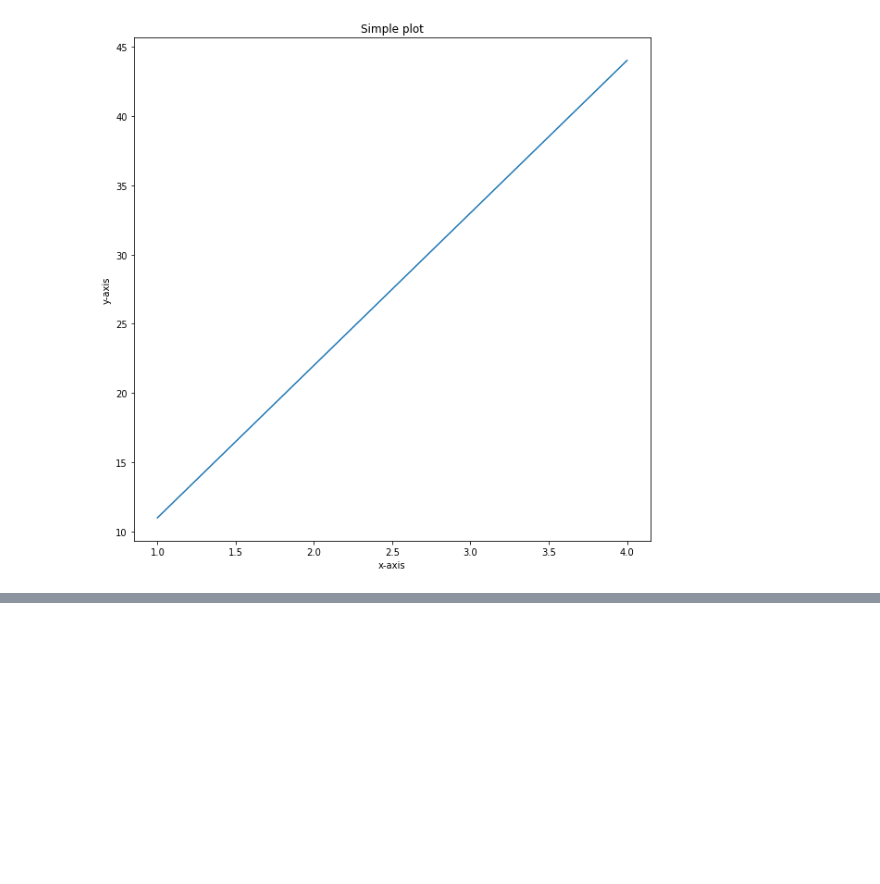
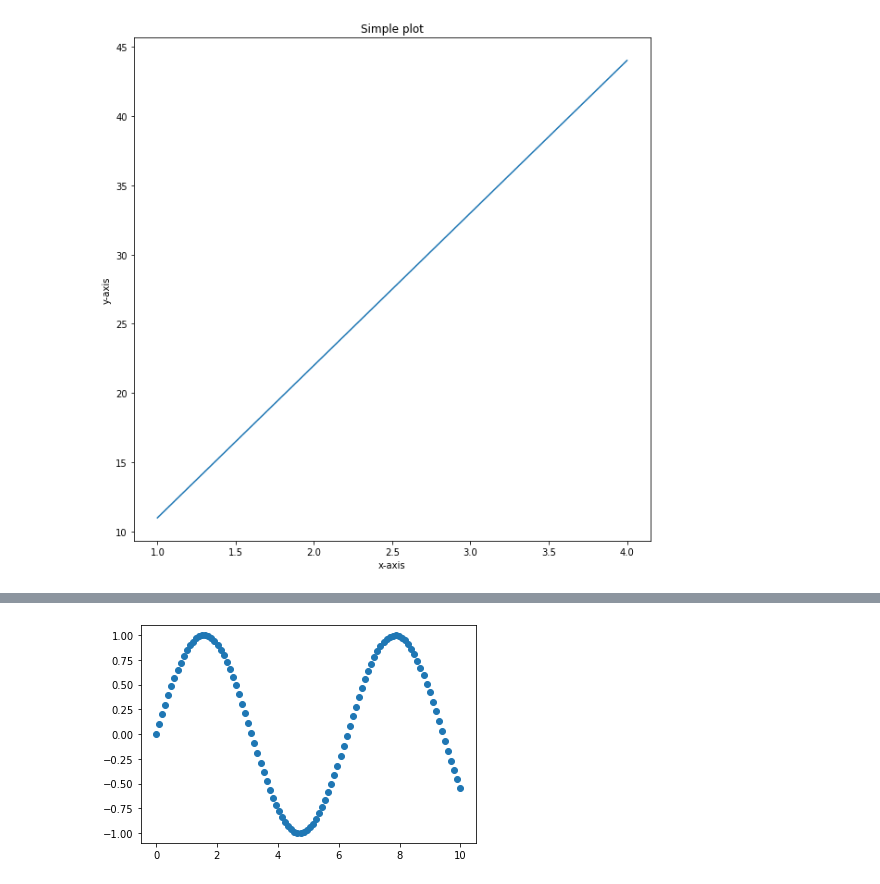
Before and after one commit to akshatz/dataScienceTutorial, a Jupyter notebook: introductionToMatplotlib.ipynb, the cells around one changed output, grey strips where cells are left out. Cells and saved outputs as stored; diff of their text form; code cells hidden in the pictures; blank space fills up the shorter version.

```diff
--- a/introductionToMatplotlib.ipynb
+++ b/introductionToMatplotlib.ipynb
@@ -80,0 +109,6 @@ fig.savefig("images/sample-plot.png")
+# %%
+# Another scatter plot
+fig, ax = plt.subplots()
+ax.scatter(x, np.sin(x));
+# %% [output]
+[figure, added]
```
Also changed, not shown: parts of 5 cells of this notebook.
